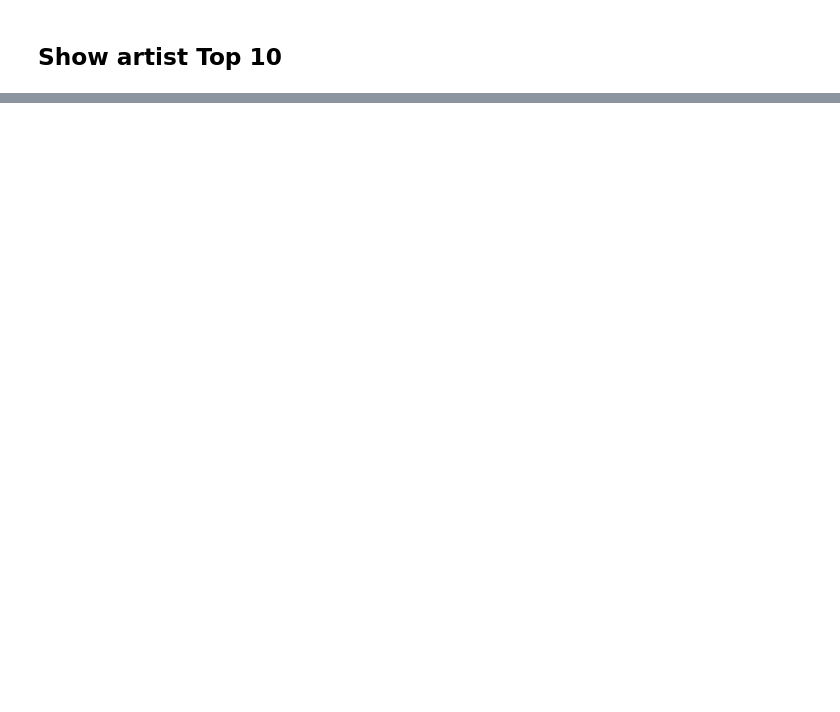
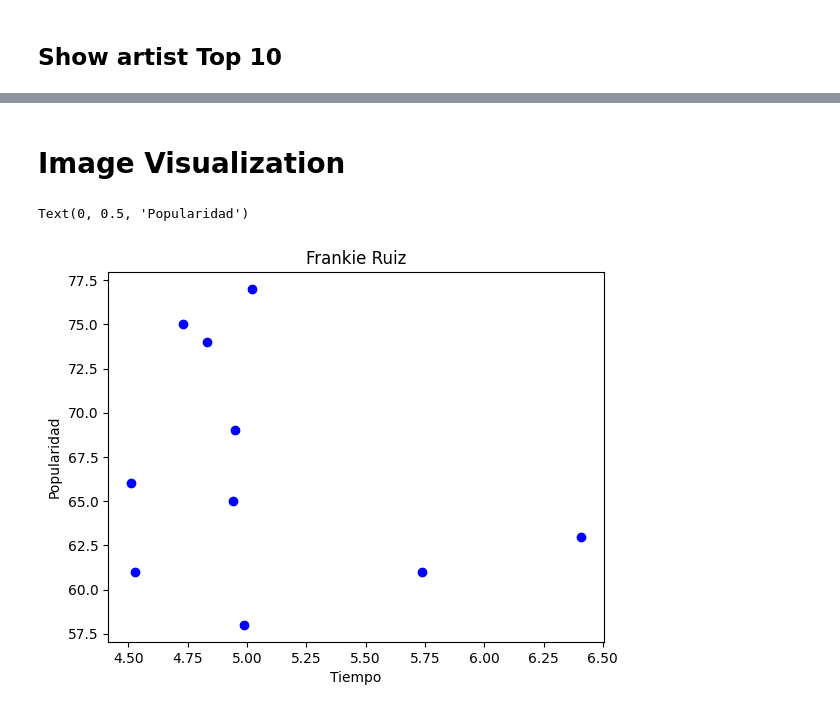
Before and after one commit to 4GeeksAcademy/ViceVareles-api, a Jupyter notebook: src/explore.ipynb, the cells around one changed output, grey strips where cells are left out. Drawn from its saved outputs; the diff is of its cells as text; code cells hidden in the pictures; blank space fills up the shorter version.

```diff
--- a/src/explore.ipynb
+++ b/src/explore.ipynb
@@ -50,10 +31,9 @@ def get_top_tracks(artist_id, country='US'):
     tracks = results['tracks'][:10]
     track_data = []
     for track in tracks:
-        track_data.append({
-            'Nombre': track['name'],
-            'Álbum': track['album']['name'],
-            'Popularidad': track['popularity'],
-            'URL': track['external_urls']['spotify']
-        })
+        track_data.append({'Tracks': track['name'],
+                           'Álbum': track['album']['name'],
+                           'Popularidad': track['popularity'],
+                           'duration_min': round(track['duration_ms'] / 60000, 2),
+                           'URL': track['external_urls']['spotify']})
     return pd.DataFrame(track_data)
@@ -83,0 +42,3 @@ df_top10
+# %%
+tracks_data = get_top_tracks(artist_id)
+tracks_data
@@ -83,0 +59,3 @@ df_top10
+# %%
+df_tracks = pd.DataFrame(tracks_data)
+df_tracks
@@ -84,6 +74,12 @@ df_top10
+# %% [markdown]
+# Image Visualization
 # %%
-# plt.scatter(df_track["duration_min"],
-# df_track["popularity"], color='blue')
-# plt.title("")
-# plt.xlabel("")
-# plt.ylabel("")
+plt.scatter(df_tracks["duration_min"],
+            df_tracks["Popularidad"],
+            color='blue')
+plt.title("Frankie Ruiz")
+plt.xlabel("Tiempo")
+plt.ylabel("Popularidad")
+# %% [output]
+Text(0, 0.5, 'Popularidad')
+[figure, added]
```
Also changed, not shown: parts of 7 cells of this notebook, 1 other file.
